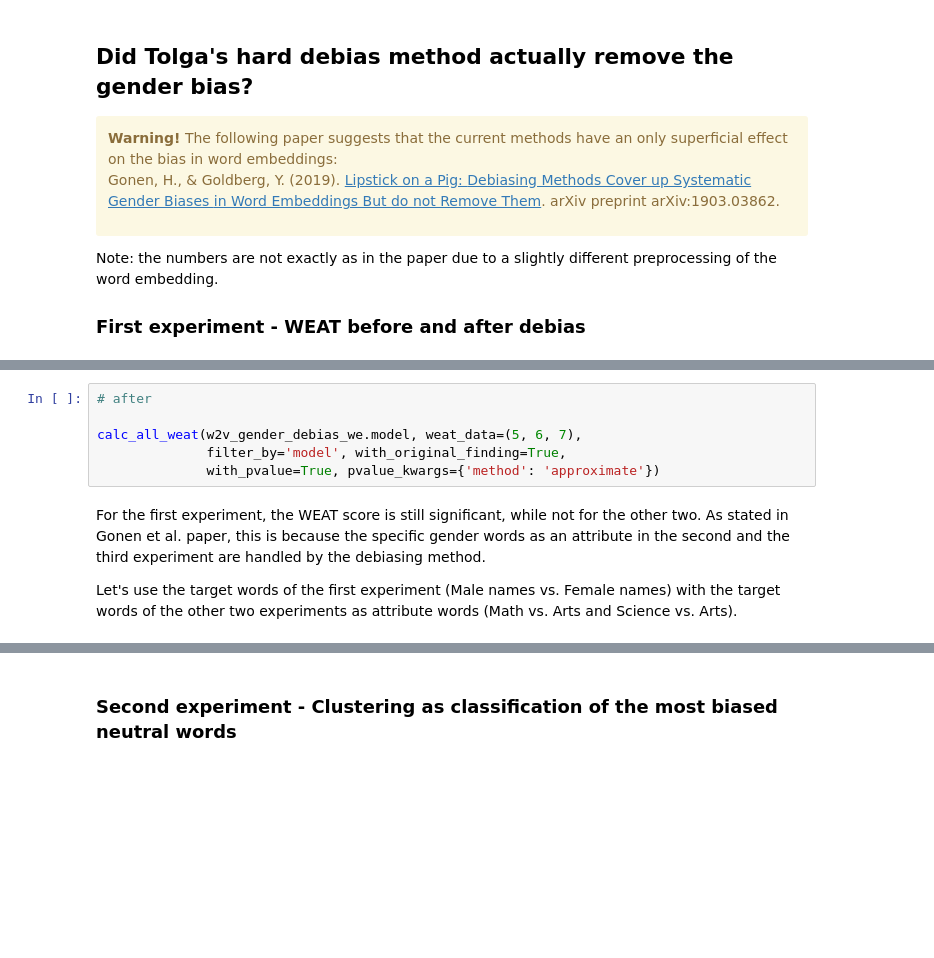
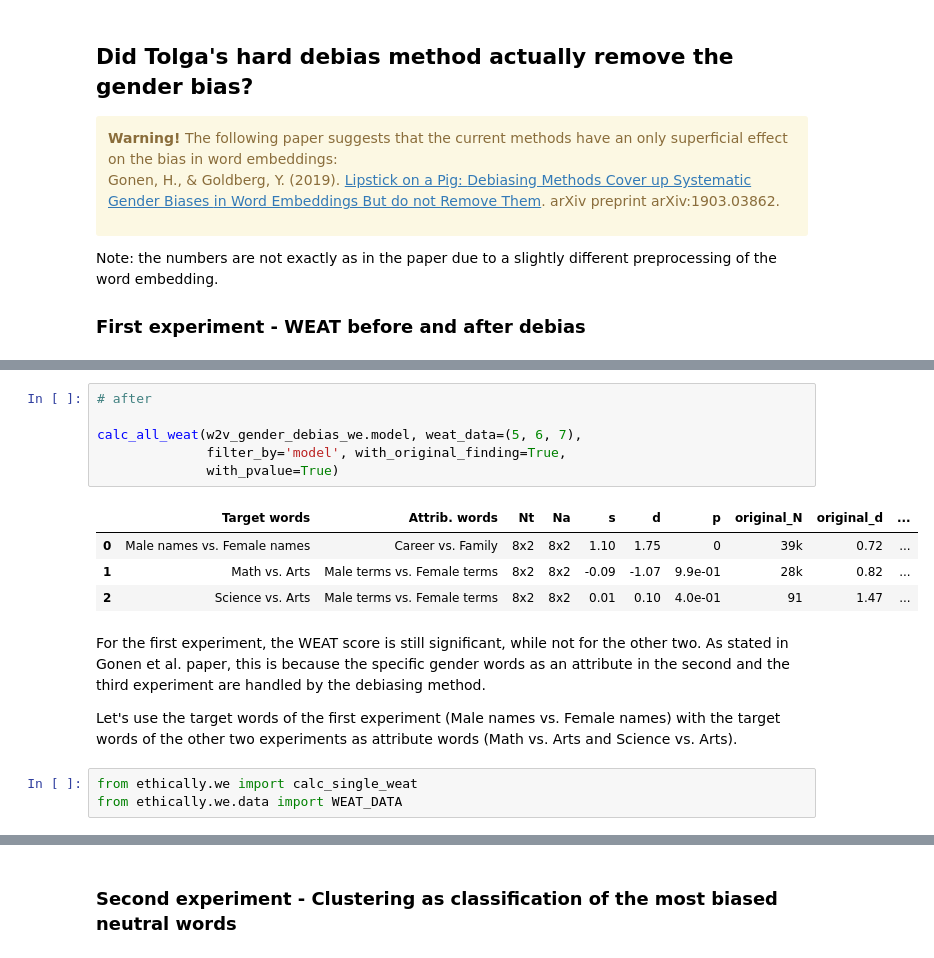
Before and after one commit to ResponsiblyAI/responsibly, a Jupyter notebook: docs/notebooks/demo-word-embedding-bias.ipynb, the cells around one changed output, grey strips where cells are left out. Drawn from its saved outputs; the diff is of its cells as text; blank space fills up the shorter version.

```diff
--- a/docs/notebooks/demo-word-embedding-bias.ipynb
+++ b/docs/notebooks/demo-word-embedding-bias.ipynb
@@ -308,13 +582,21 @@ calc_all_weat(w2v_gender_bias_we.model, weat_data=(5, 6, 7),
 # %%
 # after
 
 calc_all_weat(w2v_gender_debias_we.model, weat_data=(5, 6, 7),
               filter_by='model', with_original_finding=True,
-              with_pvalue=True, pvalue_kwargs={'method': 'approximate'})
+              with_pvalue=True)
+# %% [output]
+|  | Target words | Attrib. words | Nt | Na | s | d | p | original_N | original_d | ... |
+| 0 | Male names vs. Female names | Career vs. Family | 8x2 | 8x2 | 1.10 | 1.75 | 0 | 39k | 0.72 | ... |
+| 1 | Math vs. Arts | Male terms vs. Female terms | 8x2 | 8x2 | -0.09 | -1.07 | 9.9e-01 | 28k | 0.82 | ... |
+| 2 | Science vs. Arts | Male terms vs. Female terms | 8x2 | 8x2 | 0.01 | 0.10 | 4.0e-01 | 91 | 1.47 | ... |
 # %% [markdown]
 For the first experiment, the WEAT score is still significant, while not for the other two. As stated in Gonen et al. paper, this is because the specific gender words as an attribute in the second and the third experiment are handled by the debiasing method.
 
 Let's use the target words of the first experiment (Male names vs. Female names) with the target words of the other two experiments as attribute words (Math vs. Arts and Science vs. Arts).
+# %%
+from ethically.we import calc_single_weat
+from ethically.we.data import WEAT_DATA
 # %%
 # Significant result
 
```
Also changed, not shown: parts of 39 cells of this notebook.
